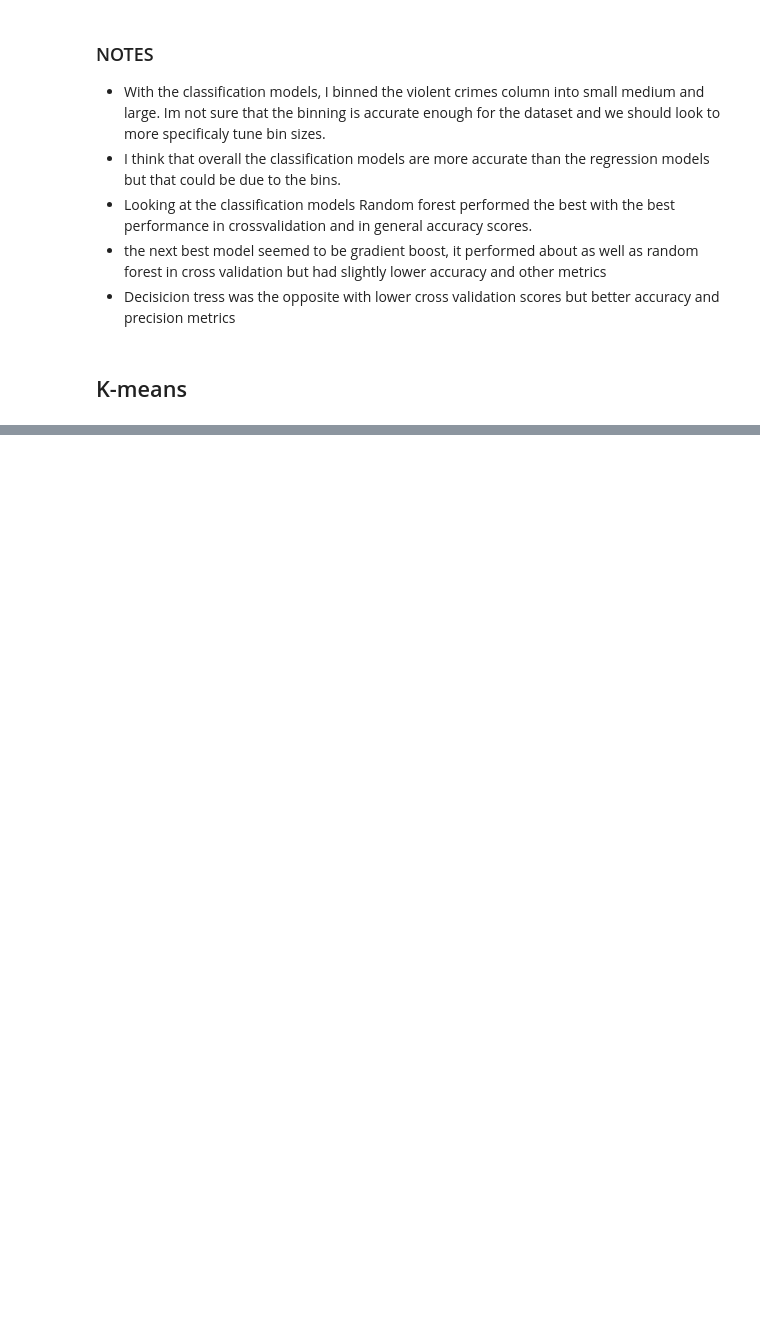
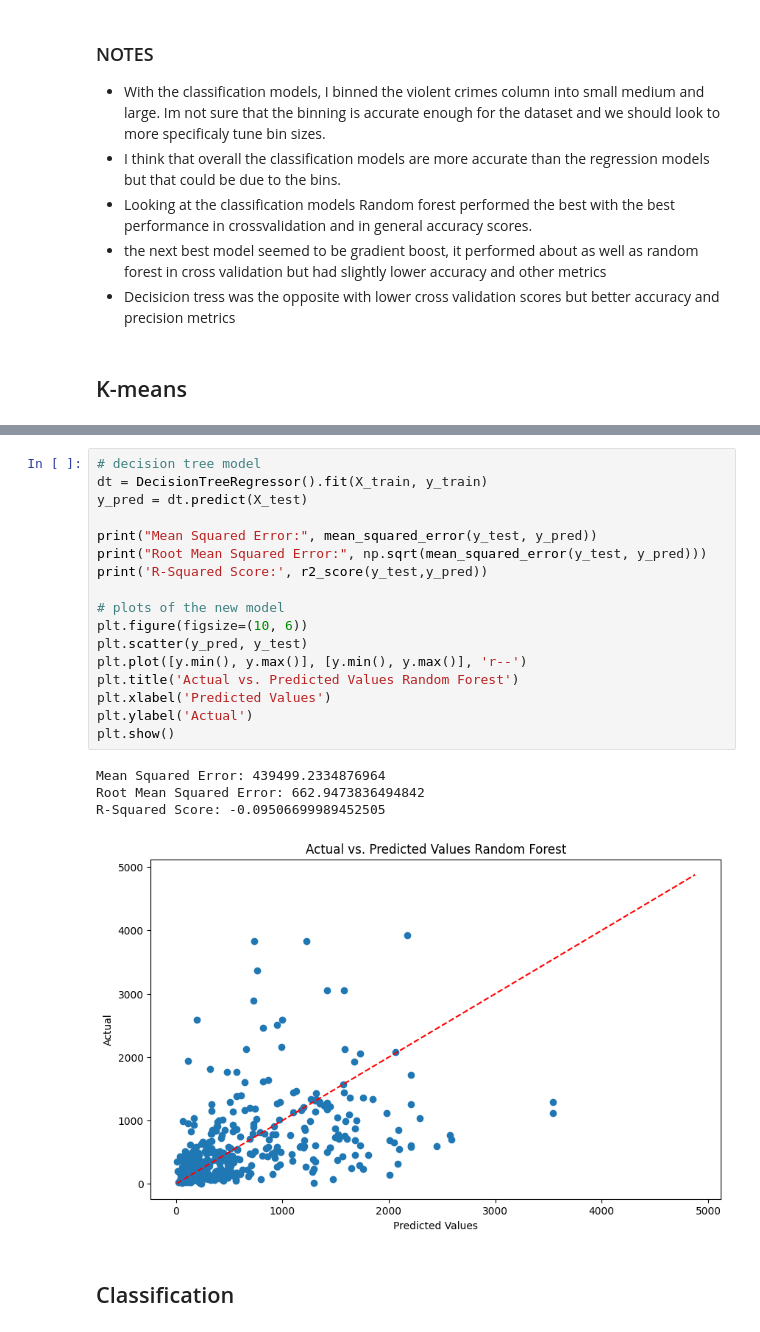
Before and after one commit to FrancoA325/PredictiveG24, a Jupyter notebook: sprint6.ipynb, the cells around one changed output, grey strips where cells are left out. Cells and saved outputs as stored; diff of their text form; blank space fills up the shorter version.

```diff
--- a/sprint6.ipynb
+++ b/sprint6.ipynb
@@ -483,0 +556,24 @@ Cluster Centers:
+# %%
+# decision tree model
+dt = DecisionTreeRegressor().fit(X_train, y_train)
+y_pred = dt.predict(X_test)
+
+print("Mean Squared Error:", mean_squared_error(y_test, y_pred))
+print("Root Mean Squared Error:", np.sqrt(mean_squared_error(y_test, y_pred)))
+print('R-Squared Score:', r2_score(y_test,y_pred))
+
+# plots of the new model
+plt.figure(figsize=(10, 6))
+plt.scatter(y_pred, y_test)
+plt.plot([y.min(), y.max()], [y.min(), y.max()], 'r--')
+plt.title('Actual vs. Predicted Values Random Forest')
+plt.xlabel('Predicted Values')
+plt.ylabel('Actual')
+plt.show()
+# %% [output]
+Mean Squared Error: 439499.2334876964
+Root Mean Squared Error: 662.9473836494842
+R-Squared Score: -0.09506699989452505
+[figure, added]
+# %% [markdown]
+## Classification
```
Also changed, not shown: parts of 23 cells of this notebook.
